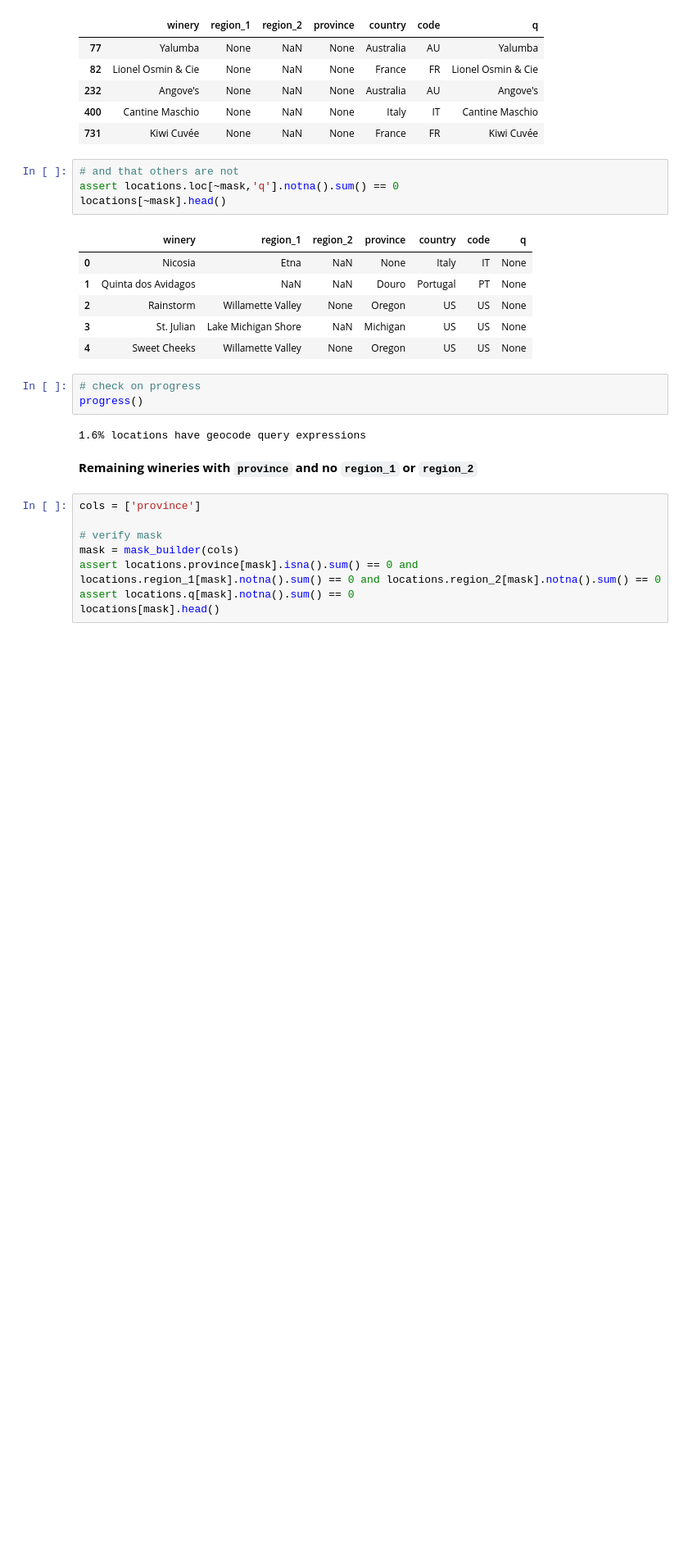
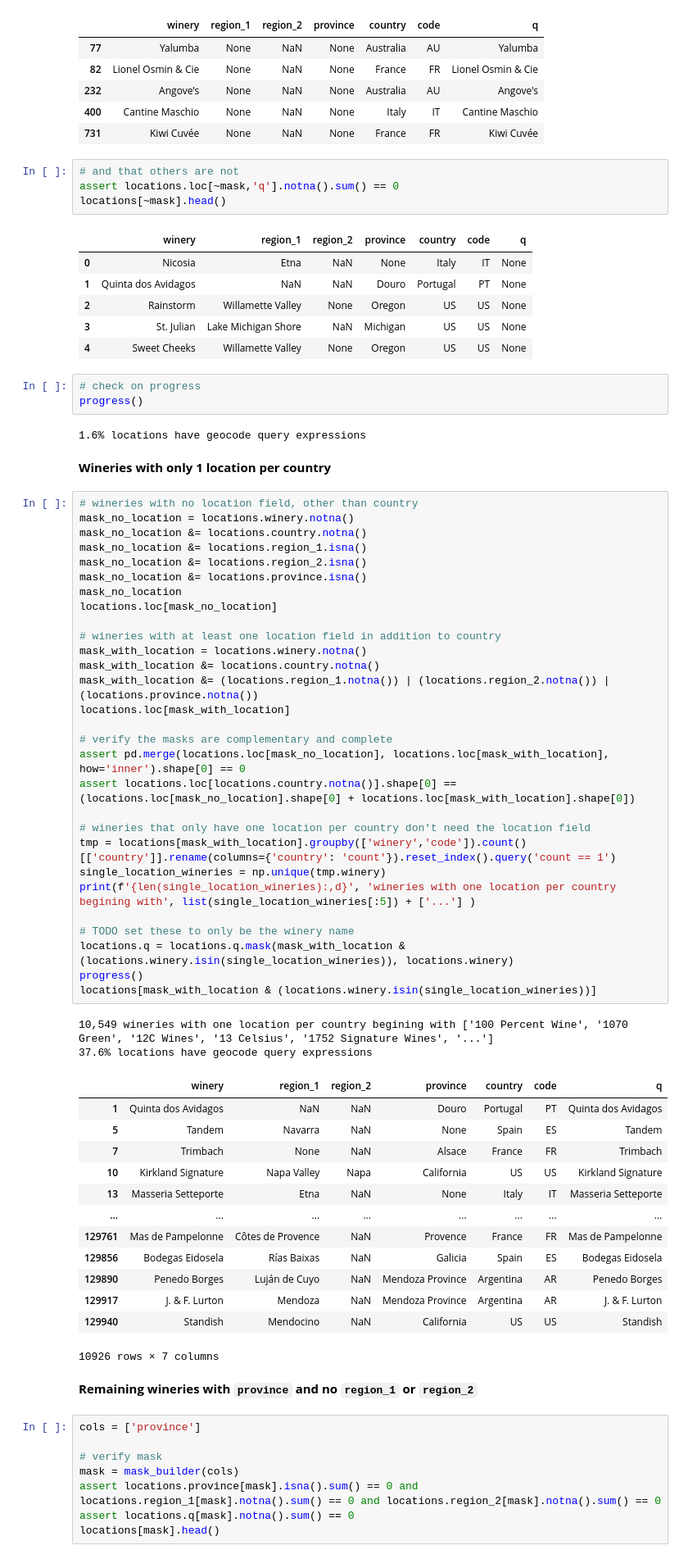
Before and after one commit to pasmith/oenologist, a Jupyter notebook: mapbox-forward.ipynb, the cells around one changed output. Shown at 82% size. Saved outputs shown, nothing was run; the diff lists cells and outputs as text; blank space fills up the shorter version.

```diff
--- a/mapbox-forward.ipynb
+++ b/mapbox-forward.ipynb
@@ -455,6 +385,53 @@ locations[~mask].head()
 progress()
 # %% [output]
 1.6% locations have geocode query expressions
+# %% [markdown]
+**Wineries with only 1 location per country**
+# %%
+# wineries with no location field, other than country
+mask_no_location = locations.winery.notna()
+mask_no_location &= locations.country.notna()
+mask_no_location &= locations.region_1.isna()
+mask_no_location &= locations.region_2.isna()
+mask_no_location &= locations.province.isna()
+mask_no_location
+locations.loc[mask_no_location]
+
+# wineries with at least one location field in addition to country
+mask_with_location = locations.winery.notna()
+mask_with_location &= locations.country.notna()
+mask_with_location &= (locations.region_1.notna()) | (locations.region_2.notna()) | (locations.province.notna())
+locations.loc[mask_with_location]
+
+# verify the masks are complementary and complete
+assert pd.merge(locations.loc[mask_no_location], locations.loc[mask_with_location], how='inner').shape[0] == 0
+assert locations.loc[locations.country.notna()].shape[0] == (locations.loc[mask_no_location].shape[0] + locations.loc[mask_with_location].shape[0])
+
+# wineries that only have one location per country don't need the location field
+tmp = locations[mask_with_location].groupby(['winery','code']).count()[['country']].rename(columns={'country': 'count'}).reset_index().query('count == 1')
+single_location_wineries = np.unique(tmp.winery)
+print(f'{len(single_location_wineries):,d}', 'wineries with one location per country begining with', list(single_location_wineries[:5]) + ['...'] )
+
+# TODO set these to only be the winery name
+locations.q = locations.q.mask(mask_with_location & (locations.winery.isin(single_location_wineries)), locations.winery)
+progress()
+locations[mask_with_location & (locations.winery.isin(single_location_wineries))]
+# %% [output]
+10,549 wineries with one location per country begining with ['100 Percent Wine', '1070 Green', '12C Wines', '13 Celsius', '1752 Signature Wines', '...']
+37.6% locations have geocode query expressions
+|  | winery | region_1 | region_2 | province | country | code | q |
+| 1 | Quinta dos Avidagos | NaN | NaN | Douro | Portugal | PT | Quinta dos Avidagos |
+| 5 | Tandem | Navarra | NaN | None | Spain | ES | Tandem |
+| 7 | Trimbach | None | NaN | Alsace | France | FR | Trimbach |
+| 10 | Kirkland Signature | Napa Valley | Napa | California | US | US | Kirkland Signature |
+| 13 | Masseria Setteporte | Etna | NaN | None | Italy | IT | Masseria Setteporte |
+| ... | ... | ... | ... | ... | ... | ... | ... |
+| 129761 | Mas de Pampelonne | Côtes de Provence | NaN | Provence | France | FR | Mas de Pampelonne |
+| 129856 | Bodegas Eidosela | Rías Baixas | NaN | Galicia | Spain | ES | Bodegas Eidosela |
+| 129890 | Penedo Borges | Luján de Cuyo | NaN | Mendoza Province | Argentina | AR | Penedo Borges |
+| 129917 | J. & F. Lurton | Mendoza | NaN | Mendoza Province | Argentina | AR | J. & F. Lurton |
+| 129940 | Standish | Mendocino | NaN | California | US | US | Standish |
+10926 rows × 7 columns
 # %% [markdown]
 **Remaining wineries with `province` and no `region_1` or `region_2`**
 # %%
```
Also changed, not shown: parts of 20 cells of this notebook.
